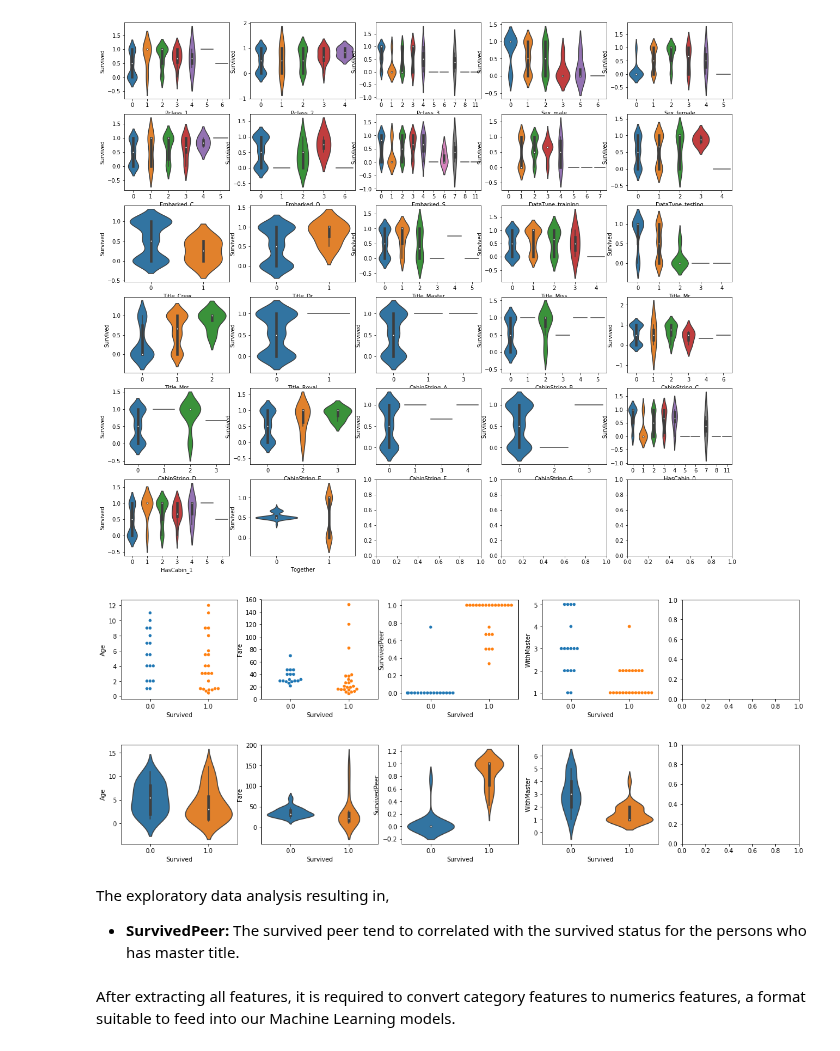
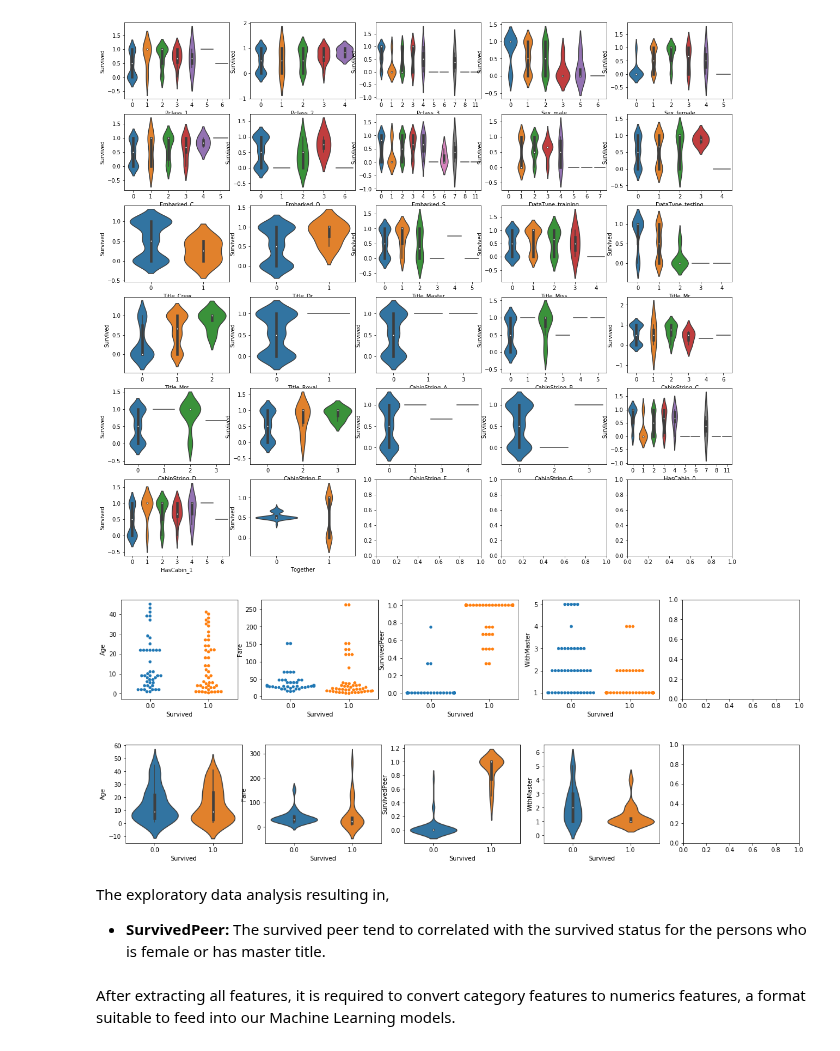
Before and after one commit to monthepp/kaggle, a Jupyter notebook: titanic_machine_learning_from_disaster/kernel.ipynb, the cells around one changed output. Drawn from its saved outputs; the diff is of its cells as text; code cells hidden in the pictures.

```diff
--- a/titanic_machine_learning_from_disaster/kernel.ipynb
+++ b/titanic_machine_learning_from_disaster/kernel.ipynb
@@ -337,14 +337,14 @@ df_data.loc[df_data['WithMaster'] == 0, 'SurvivedPeer'] = -1
 # %%
 # feature exploration: survived peer and with master
 col_number = df_data.select_dtypes(include=['number']).columns.drop(['PassengerId']).tolist()
-swarmplot(cat='Survived', num=col_number, data=df_data[(df_data['DataType'] == 'training') & (df_data['Title'] == 'Master') & (df_data['WithMaster'] >= 1)], nrows=(len(col_number) - 1) // 5 + 1)
-violinplot(cat='Survived', num=col_number, data=df_data[(df_data['DataType'] == 'training') & (df_data['Title'] == 'Master') & (df_data['WithMaster'] >= 1)], nrows=(len(col_number) - 1) // 5 + 1)
+swarmplot(cat='Survived', num=col_number, data=df_data[(df_data['DataType'] == 'training') & ((df_data['Sex'] == 'female') | (df_data['Title'] == 'Master')) & (df_data['WithMaster'] >= 1)], nrows=(len(col_number) - 1) // 5 + 1)
+violinplot(cat='Survived', num=col_number, data=df_data[(df_data['DataType'] == 'training') & ((df_data['Sex'] == 'female') | (df_data['Title'] == 'Master')) & (df_data['WithMaster'] >= 1)], nrows=(len(col_number) - 1) // 5 + 1)
 # %% [output]
-[figure, old version]
+[figure, new version]
-[figure, old version]
+[figure, new version]
 # %% [markdown]
 The exploratory data analysis resulting in,
-* **SurvivedPeer:** The survived peer tend to correlated with the survived status for the persons who has master title.
+* **SurvivedPeer:** The survived peer tend to correlated with the survived status for the persons who is female or has master title.
 # %% [markdown]
 After extracting all features, it is required to convert category features to numerics features, a format suitable to feed into our Machine Learning models.
 # %%
```
Also changed, not shown: parts of 5 cells of this notebook.
